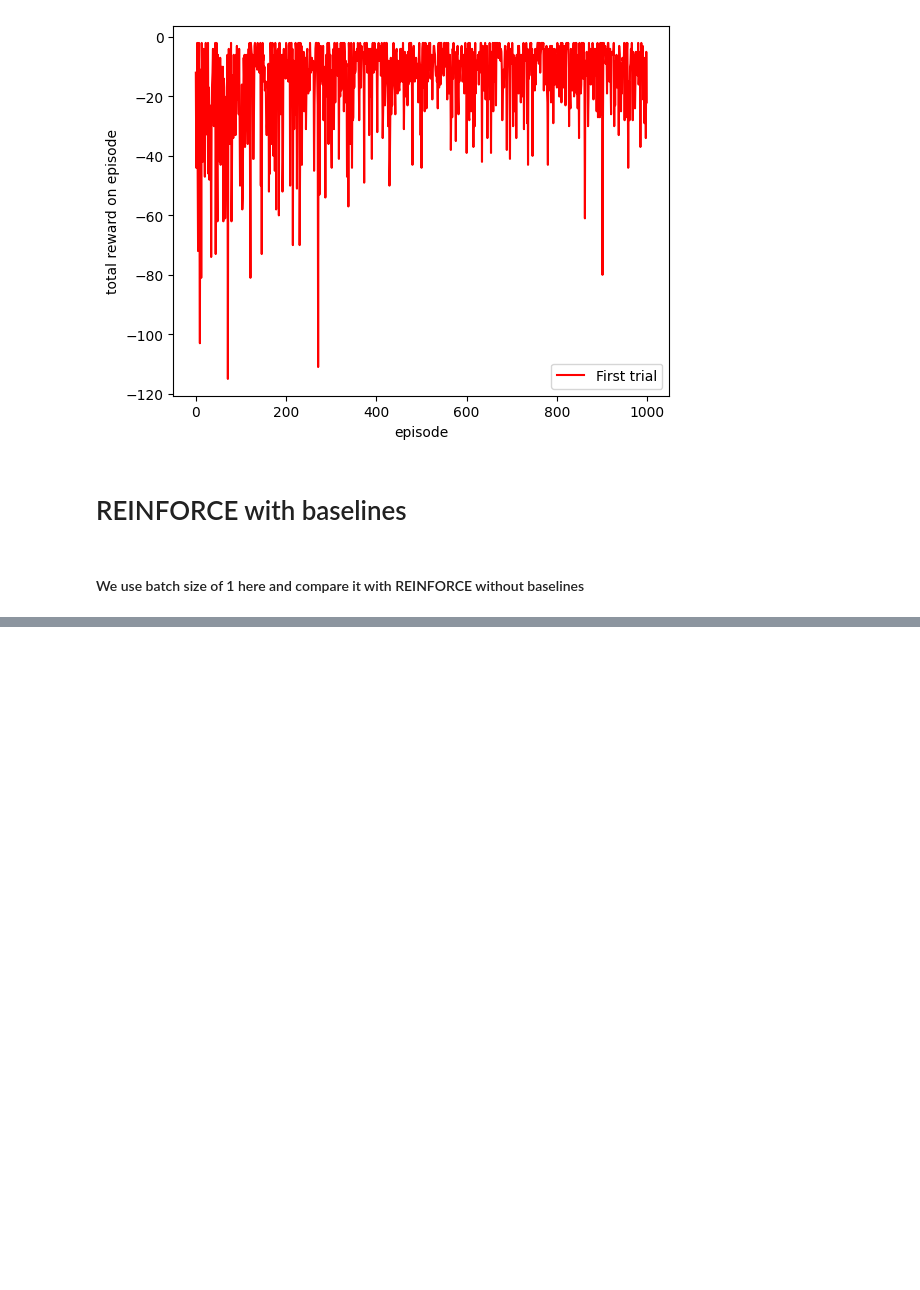
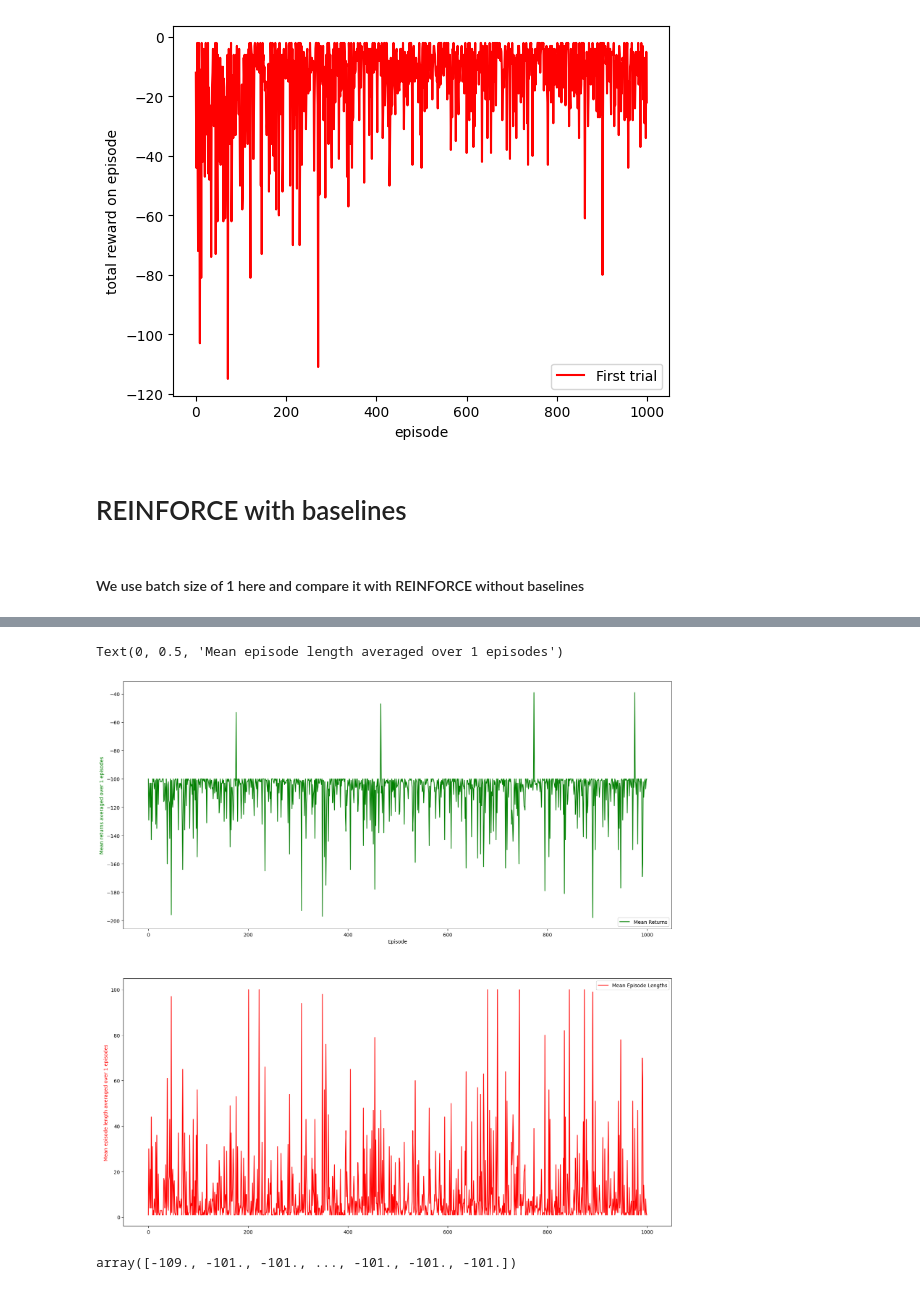
Before and after one commit to gmuthu7/Gridworld, a Jupyter notebook: gridworld.ipynb, the cells around one changed output, grey strips where cells are left out. Saved outputs shown, nothing was run; the diff lists cells and outputs as text; code cells hidden in the pictures; blank space fills up the shorter version.

```diff
--- a/gridworld.ipynb
+++ b/gridworld.ipynb
@@ -290,0 +360,20 @@ plt.xlabel('episode');
+# %%
+fig:Figure
+ax1:Axes
+fig,(ax1,ax2) = plt.subplots(2,1)
+fig.set_figwidth(20)
+fig.set_figheight(20)
+ax1.plot(np.mean(returns,axis=0),"g-",label="Mean Returns")
+ax2.plot(np.mean(ep_lens,axis=0),"r-",label="Mean Episode Lengths")
+ax1.legend(loc="lower right")
+ax2.legend(loc="upper right")
+ax1.set_xlabel("Episode")
+ax1.set_ylabel(f"Mean returns averaged over {NUM_TRIALS} episodes",color="g")
+ax2.set_ylabel(f"Mean episode length averaged over {NUM_TRIALS} episodes",color="r")
+# %% [output]
+Text(0, 0.5, 'Mean episode length averaged over 1 episodes')
+[figure, added]
+# %%
+returns[0]
+# %% [output]
+array([-109., -101., -101., ..., -101., -101., -101.])
```
Also changed, not shown: parts of 9 cells of this notebook, 1 other file.
